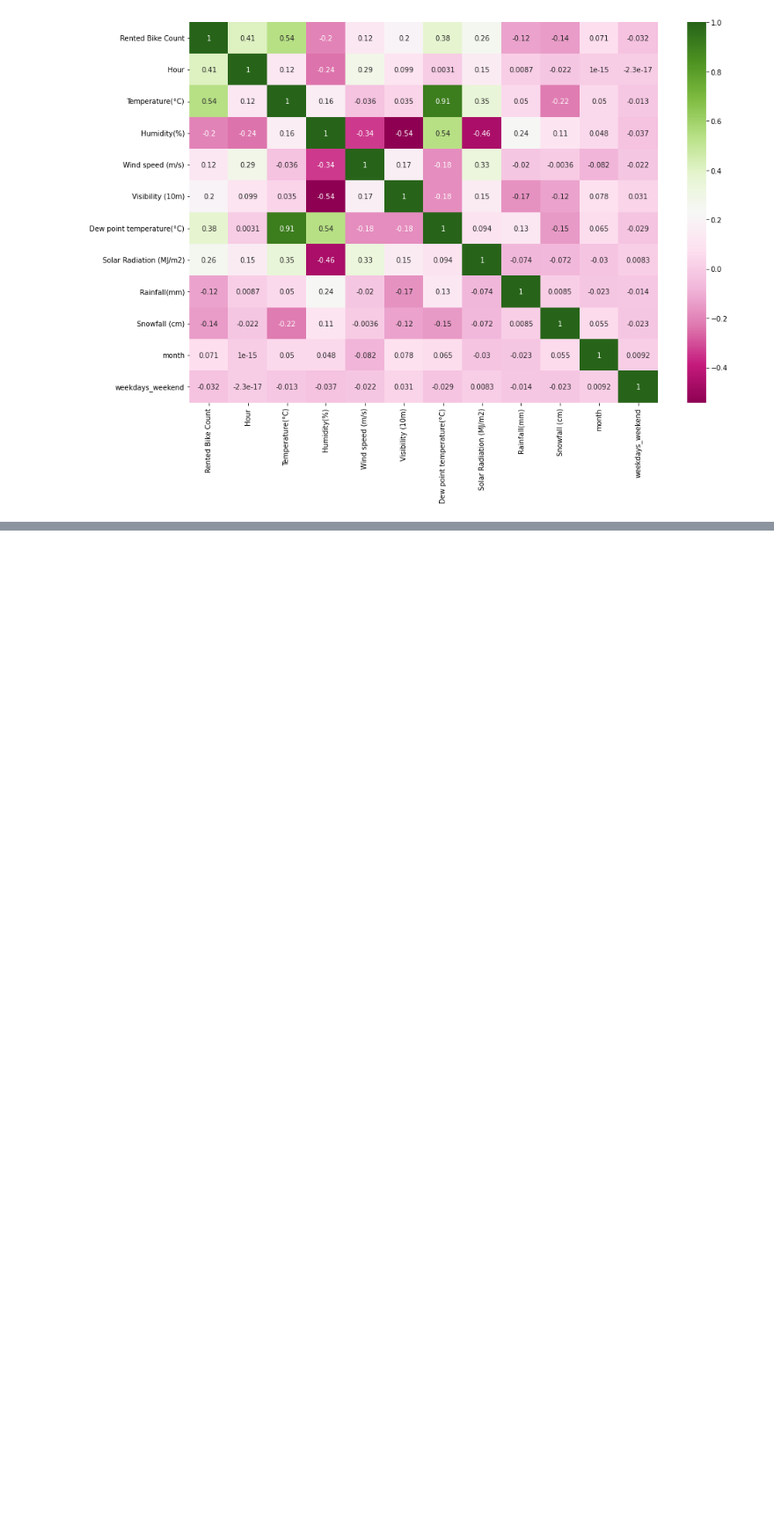
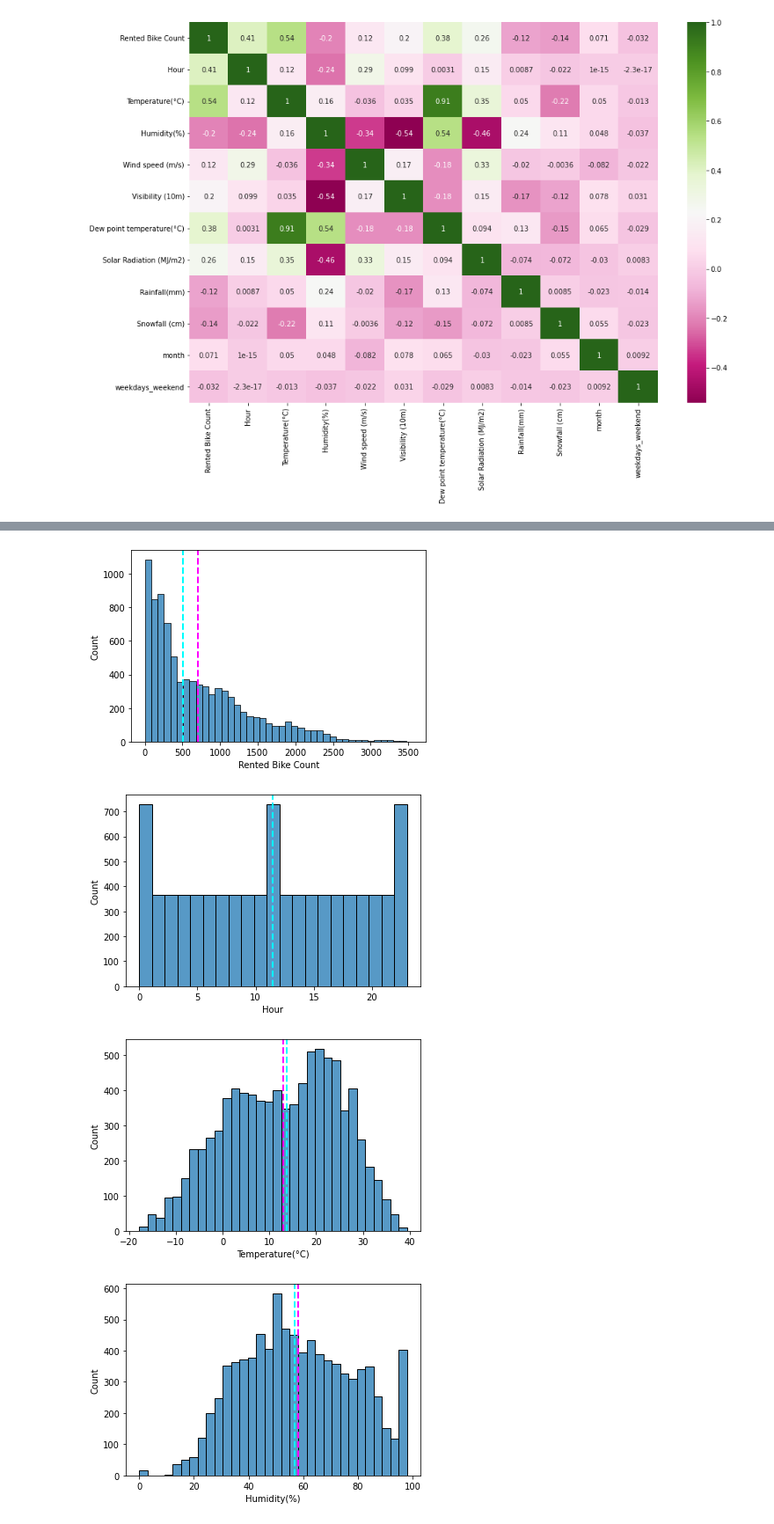
Before and after one commit to SomyaH99/Bike-Sharing-Demand-Prediction-, a Jupyter notebook: bike_sharing_demand_prediction.ipynb, the cells around one changed output, grey strips where cells are left out. Shown: that part at 88% size. Drawn from its saved outputs; the diff is of its cells as text; code cells hidden in the pictures; blank space fills up the shorter version.

```diff
--- a/bike_sharing_demand_prediction.ipynb
+++ b/bike_sharing_demand_prediction.ipynb
@@ -192,0 +234,4 @@ sns.heatmap(df.corr(),cmap='PiYG',annot=True)
+# %%
+# Numeric Features
+
+numeric_features= df.select_dtypes(exclude='object')
@@ -192,0 +279,13 @@ sns.heatmap(df.corr(),cmap='PiYG',annot=True)
+# %%
+#plotting histogram
+
+for col in numeric_features[:]:
+  sns.histplot(df[col])
+  plt.axvline(df[col].mean(), color='magenta', linestyle='dashed', linewidth=2)
+  plt.axvline(df[col].median(), color='cyan', linestyle='dashed', linewidth=2)
+  plt.show()
+# %% [output]
+[figure, added]
+[figure, added]
+[figure, added]
+[figure, added]
```
Also changed, not shown: parts of 9 cells of this notebook.
